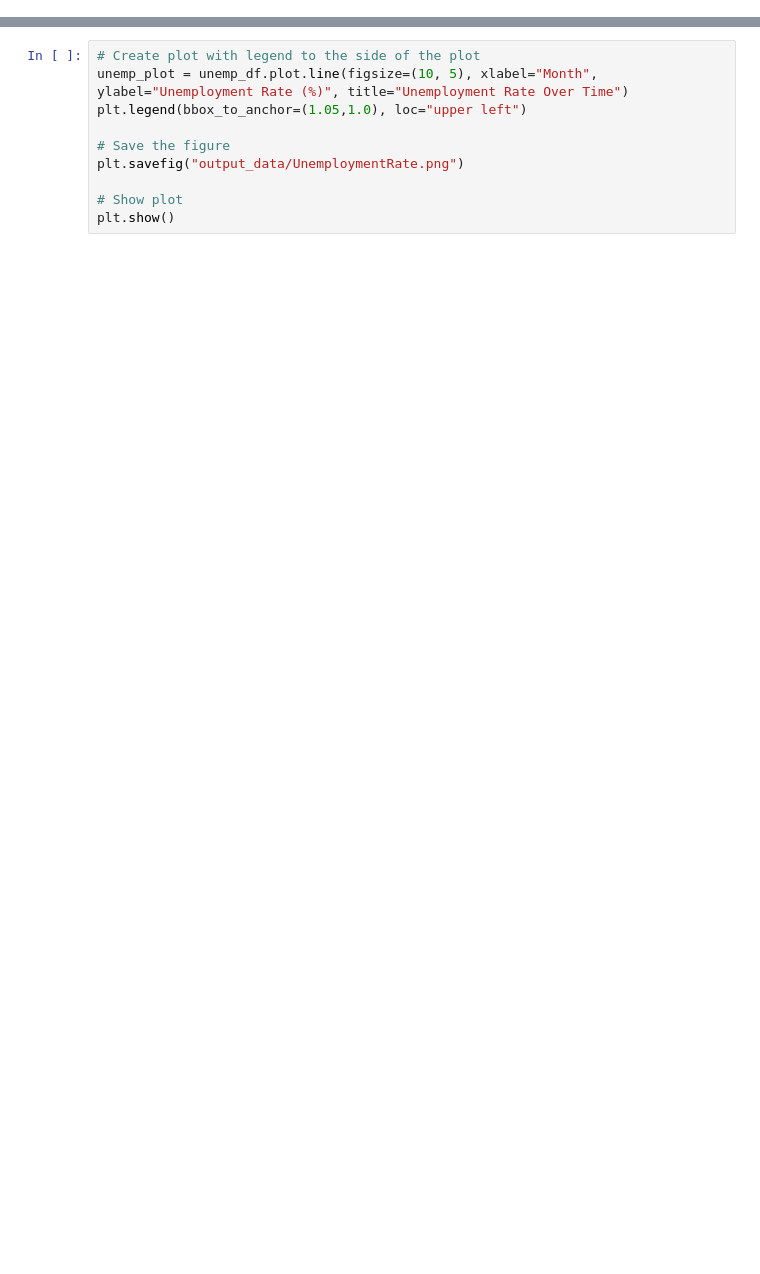
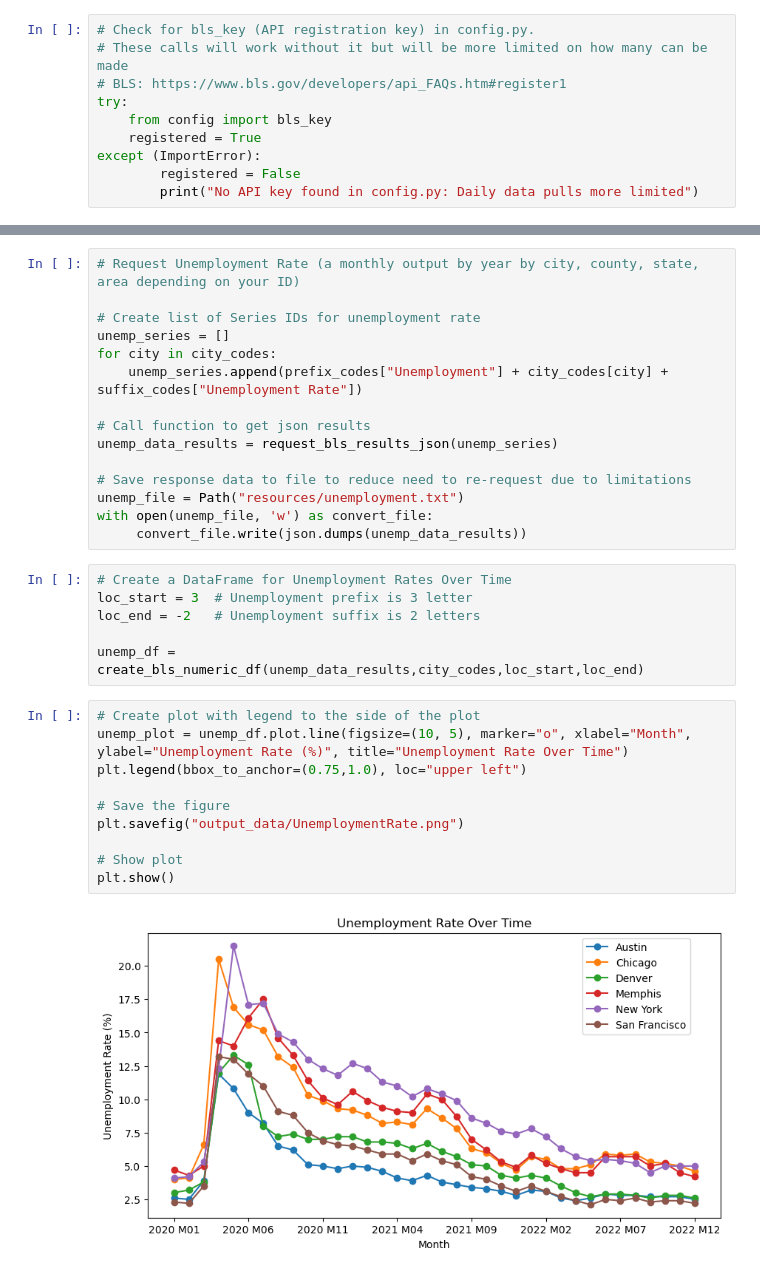
Before and after one commit to vt-bekah/Project1, a Jupyter notebook: BLS_Employment_Data.ipynb, the cells around one changed output, grey strips where cells are left out. Saved outputs shown, nothing was run; the diff lists cells and outputs as text; blank space fills up the shorter version.

```diff
--- a/BLS_Employment_Data.ipynb
+++ b/BLS_Employment_Data.ipynb
@@ -1,3 +1,13 @@
+# %%
+# Check for bls_key (API registration key) in config.py.
+# These calls will work without it but will be more limited on how many can be made
+# BLS: https://www.bls.gov/developers/api_FAQs.htm#register1
+try:
+    from config import bls_key
+    registered = True
+except (ImportError):
+        registered = False
+        print("No API key found in config.py: Daily data pulls more limited")
 # %%
 # Dependencies & Setup to work with BLS
 # Note there is a limit to how many free pulls may be done in a day from BLS: https://www.bls.gov/developers/api_FAQs.htm#register1
@@ -95,13 +118,36 @@ unemp_df
+# %%
+# Request Unemployment Rate (a monthly output by year by city, county, state, area depending on your ID)
+
+# Create list of Series IDs for unemployment rate
+unemp_series = []
+for city in city_codes:
+    unemp_series.append(prefix_codes["Unemployment"] + city_codes[city] + suffix_codes["Unemployment Rate"])
+
+# Call function to get json results
+unemp_data_results = request_bls_results_json(unemp_series)
+
+# Save response data to file to reduce need to re-request due to limitations
+unemp_file = Path("resources/unemployment.txt")
+with open(unemp_file, 'w') as convert_file:
+     convert_file.write(json.dumps(unemp_data_results))
+# %%
+# Create a DataFrame for Unemployment Rates Over Time
+loc_start = 3  # Unemployment prefix is 3 letter
+loc_end = -2   # Unemployment suffix is 2 letters
+
+unemp_df = create_bls_numeric_df(unemp_data_results,city_codes,loc_start,loc_end)
 # %%
 # Create plot with legend to the side of the plot
-unemp_plot = unemp_df.plot.line(figsize=(10, 5), xlabel="Month", ylabel="Unemployment Rate (%)", title="Unemployment Rate Over Time")
-plt.legend(bbox_to_anchor=(1.05,1.0), loc="upper left")
+unemp_plot = unemp_df.plot.line(figsize=(10, 5), marker="o", xlabel="Month", ylabel="Unemployment Rate (%)", title="Unemployment Rate Over Time")
+plt.legend(bbox_to_anchor=(0.75,1.0), loc="upper left")
 
 # Save the figure
 plt.savefig("output_data/UnemploymentRate.png")
 
 # Show plot
 plt.show()
+# %% [output]
+[figure, added]
 # %%
 # Request Job Opening Rate (a monthly output by year by city, county, state, area depending on your ID)
 
```
Also changed, not shown: parts of 9 cells of this notebook.
